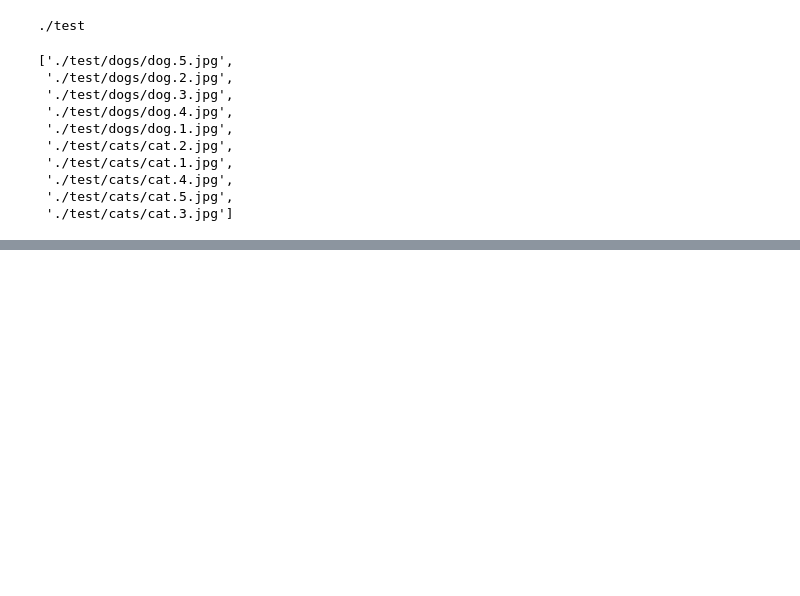
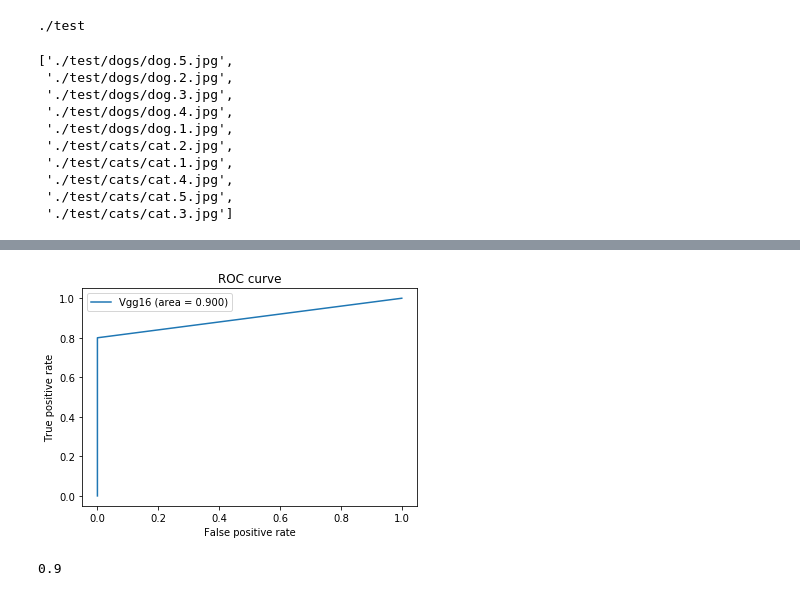
Before and after one commit to LeninGF/ConfusionMatrix_TransferL, a Jupyter notebook: ConfusionMatrix_and_TransferLearning.ipynb, the cells around one changed output, grey strips where cells are left out. Cells and saved outputs as stored; diff of their text form; code cells hidden in the pictures; blank space fills up the shorter version.

Commit message:
adding roc curves plot

```diff
--- a/ConfusionMatrix_and_TransferLearning.ipynb
+++ b/ConfusionMatrix_and_TransferLearning.ipynb
@@ -588,0 +626,19 @@ array([[[1]],
+# %%
+from sklearn.metrics import roc_curve
+from sklearn.metrics import auc
+y_pred_roc = model.predict_classes(test_generator).ravel()
+fpr, tpr, thresholds = roc_curve(test_generator.labels, y_pred_roc)
+auc = auc(fpr, tpr)
+plt.figure()
+plt.plot(fpr, tpr, label = 'Vgg16 (area = {:.3f})'.format(auc))
+plt.xlabel('False positive rate')
+plt.ylabel('True positive rate')
+plt.title('ROC curve')
+plt.legend(loc='best')
+plt.show()
+# %% [output]
+[figure, added]
+# %%
+auc
+# %% [output]
+0.9
```
Also changed, not shown: parts of 17 cells of this notebook.
